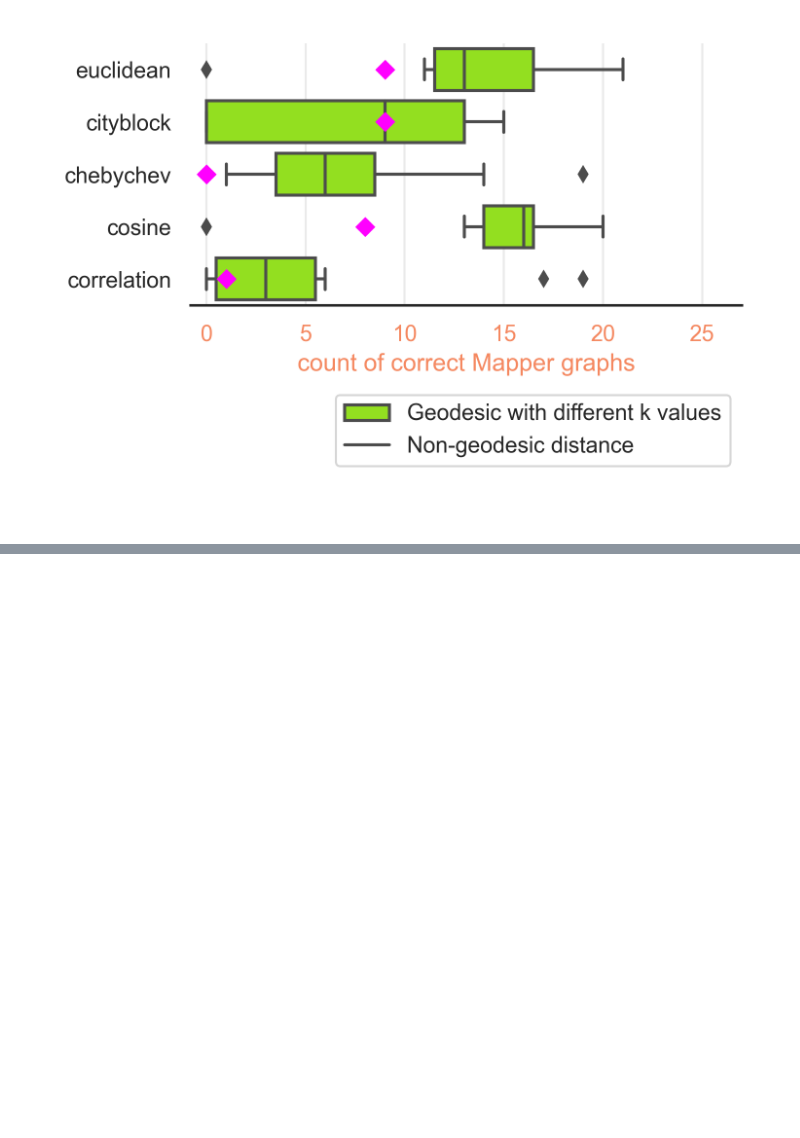
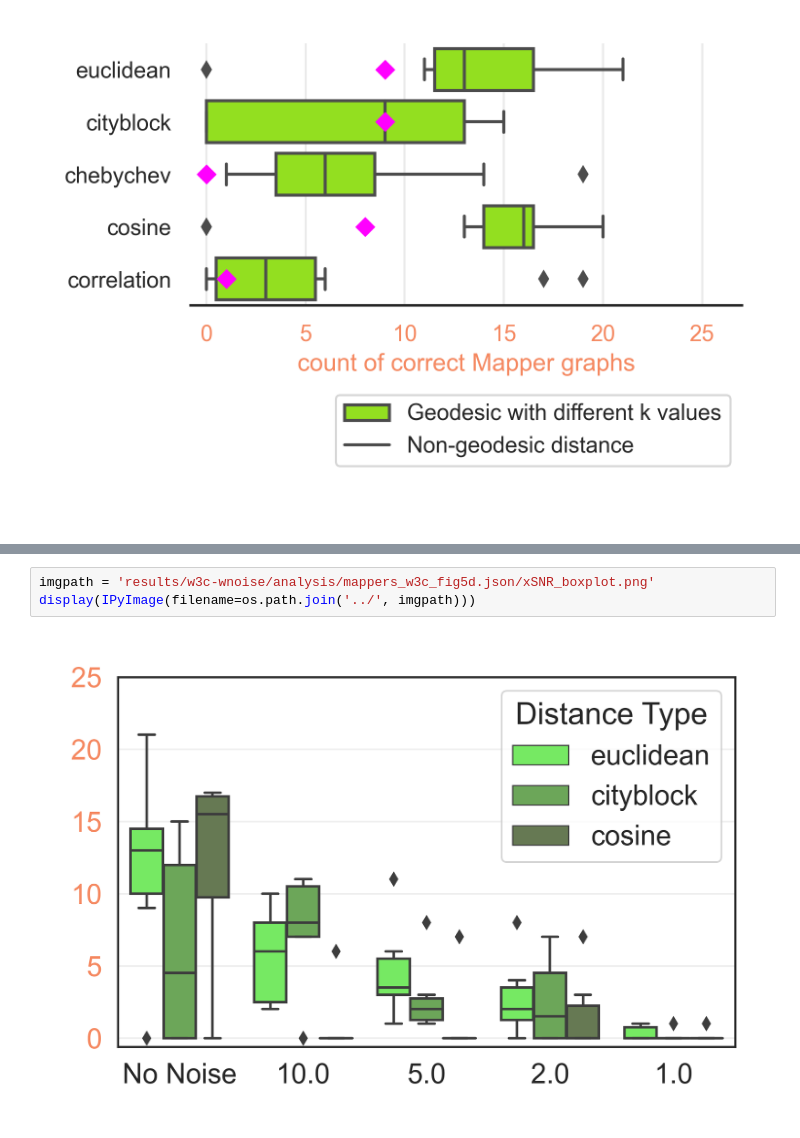
Before and after one commit to braindynamicslab/demapper, a Jupyter notebook: notebooks/Figure 5.ipynb, the cells around one changed output, grey strips where cells are left out. Cells and saved outputs as stored; diff of their text form; blank space fills up the shorter version.

Commit message:
Add figures 5d and 5e

```diff
--- a/notebooks/Figure 5.ipynb
+++ b/notebooks/Figure 5.ipynb
@@ -311,0 +450,5 @@ display(IPyImage(filename=os.path.join('../', imgpath)))
+# %%
+imgpath = 'results/w3c-wnoise/analysis/mappers_w3c_fig5d.json/xSNR_boxplot.png'
+display(IPyImage(filename=os.path.join('../', imgpath)))
+# %% [output]
+[figure, added]
```
Also changed, not shown: parts of 12 cells of this notebook, 1 other file.
